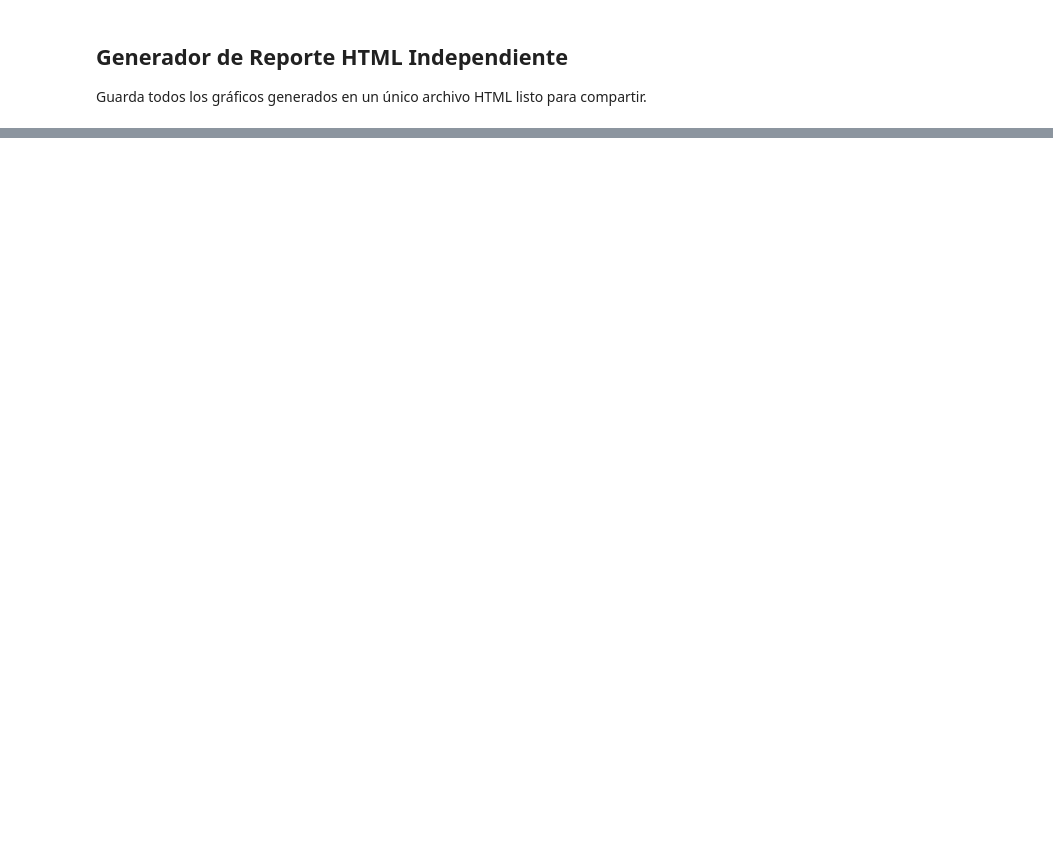
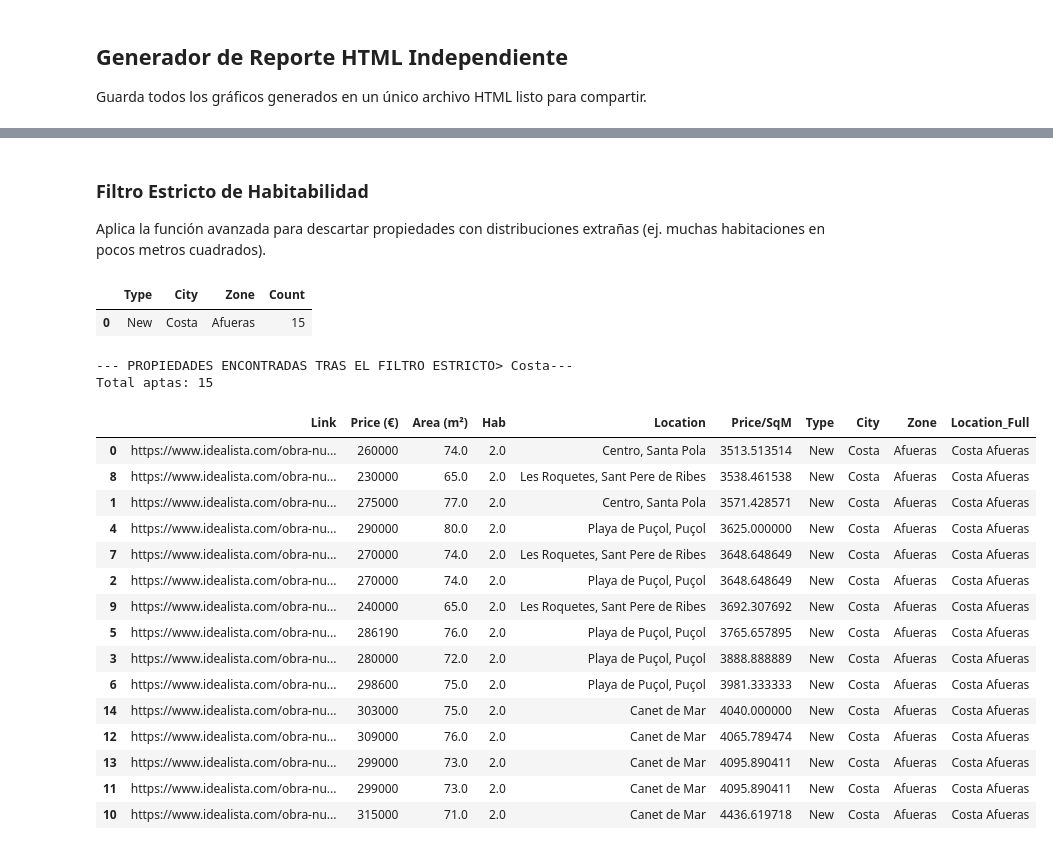
Before and after one commit to MatiGrinberg/Scraping_Real_estate_BCN, a Jupyter notebook: nb/Global_Comparison.ipynb, the cells around one changed output, grey strips where cells are left out. Drawn from its saved outputs; the diff is of its cells as text; code cells hidden in the pictures; blank space fills up the shorter version.

Commit message:
Update Global_Comparison.ipynb: refactor plots to memory, fix area parsing bugs, add custom filters

```diff
--- a/nb/Global_Comparison.ipynb
+++ b/nb/Global_Comparison.ipynb
@@ -264,5 +276,9 @@ for seg in segments:
 plt.title('Global: Densidad de los 4 Grupos Principales (con Medianas)', fontsize=16)
 plt.xlabel('Precio (€/m²)')
 plt.tight_layout()
-plt.savefig('graph4.png', bbox_inches='tight')
+buf = io.BytesIO()
+plt.savefig(buf, format='png', bbox_inches='tight')
+buf.seek(0)
+graficos_base64['graph4'] = base64.b64encode(buf.read()).decode('utf-8')
+buf.close()
 plt.show()
@@ -318,0 +334,21 @@ True
+# %%
+# MODO DE FILTRADO:
+# Opcion 1: 'Ciudades_Nuevas' (Filtra propiedades New en Bcn, Ali, Val)
+# Opcion 2: 'Costa' (Filtra las búsquedas personalizadas que contienen 'Costa')
+
+modo = 'Costa' # <-- Cambia esto a 'Nuevas' o 'Costa'
+
+if modo == 'Nuevas':
+    mi_seleccion = df_master[
+        (df_master['Type'] == 'New') &
+        (df_master['City'].isin(['Bcn', 'Ali', 'Alic', 'Val']))
+    ]
+elif modo == 'Costa':
+    mi_seleccion = df_master[
+        (df_master['City'] == 'Costa') | (df_master['Zone'] == 'Costa')
+    ]
+
+print(f"Propiedades en mi_seleccion: {len(mi_seleccion)}")
+display(mi_seleccion.head())
+print(f"Descripcion de mi_seleccion:\n")
+display(mi_seleccion.describe().round(1))
@@ -318,0 +373,41 @@ True
+# %% [markdown]
+### Filtro Estricto de Habitabilidad
+Aplica la función avanzada para descartar propiedades con distribuciones extrañas (ej. muchas habitaciones en pocos metros cuadrados).
+# %%
+def filter_buy_rows(df, city=None, zone=None, min_h=2, min_price_sqm=1500, max_price_sqm=3000, min_area_any=60, min_area_large=100, min_hab_large=3, max_size=200, exclude=None):
+    cond = df['Price/SqM'].between(min_price_sqm, max_price_sqm) & df['Area (m²)'].between(min_area_any, max_size) & (df['Hab'] >= min_h)
+    cond &= (df['Hab'] < min_hab_large) | (df['Area (m²)'] >= min_area_large)
+    res = df[cond]
+    if city: res = res[res['City'].isin(city)]
+    if zone: res = res[res['Zone'].isin(zone)]
+    if exclude: res = res[~res['Location'].isin(exclude)]
+    return res.drop_duplicates().reset_index(drop=True).sort_values(by="Price/SqM")
+
+propiedades_finales=filter_buy_rows(mi_seleccion,city=None,zone=None,min_h=2,min_price_sqm=3500,max_price_sqm=4500,min_area_any=60,min_area_large=80,min_hab_large=3,max_size=80)
+
+conteo_grupos = propiedades_finales.groupby(['Type', 'City', 'Zone']).size().reset_index(name='Count')
+display(conteo_grupos)
+pd.set_option('display.max_colwidth', None)
+print(f"--- PROPIEDADES ENCONTRADAS TRAS EL FILTRO ESTRICTO> {modo}---\nTotal aptas: {len(propiedades_finales)}")
+display(propiedades_finales)
+# %% [output]
+|  | Type | City | Zone | Count |
+| 0 | New | Costa | Afueras | 15 |
+--- PROPIEDADES ENCONTRADAS TRAS EL FILTRO ESTRICTO> Costa---
+Total aptas: 15
+|  | Link | Price (€) | Area (m²) | Hab | Location | Price/SqM | Type | City | Zone | Location_Full |
+| 0 | https://www.idealista.com/obra-nu... | 260000 | 74.0 | 2.0 | Centro, Santa Pola | 3513.513514 | New | Costa | Afueras | Costa Afueras |
+| 8 | https://www.idealista.com/obra-nu... | 230000 | 65.0 | 2.0 | Les Roquetes, Sant Pere de Ribes | 3538.461538 | New | Costa | Afueras | Costa Afueras |
+| 1 | https://www.idealista.com/obra-nu... | 275000 | 77.0 | 2.0 | Centro, Santa Pola | 3571.428571 | New | Costa | Afueras | Costa Afueras |
+| 4 | https://www.idealista.com/obra-nu... | 290000 | 80.0 | 2.0 | Playa de Puçol, Puçol | 3625.000000 | New | Costa | Afueras | Costa Afueras |
+| 7 | https://www.idealista.com/obra-nu... | 270000 | 74.0 | 2.0 | Les Roquetes, Sant Pere de Ribes | 3648.648649 | New | Costa | Afueras | Costa Afueras |
+| 2 | https://www.idealista.com/obra-nu... | 270000 | 74.0 | 2.0 | Playa de Puçol, Puçol | 3648.648649 | New | Costa | Afueras | Costa Afueras |
+| 9 | https://www.idealista.com/obra-nu... | 240000 | 65.0 | 2.0 | Les Roquetes, Sant Pere de Ribes | 3692.307692 | New | Costa | Afueras | Costa Afueras |
+| 5 | https://www.idealista.com/obra-nu... | 286190 | 76.0 | 2.0 | Playa de Puçol, Puçol | 3765.657895 | New | Costa | Afueras | Costa Afueras |
+| 3 | https://www.idealista.com/obra-nu... | 280000 | 72.0 | 2.0 | Playa de Puçol, Puçol | 3888.888889 | New | Costa | Afueras | Costa Afueras |
+| 6 | https://www.idealista.com/obra-nu... | 298600 | 75.0 | 2.0 | Playa de Puçol, Puçol | 3981.333333 | New | Costa | Afueras | Costa Afueras |
+| 14 | https://www.idealista.com/obra-nu... | 303000 | 75.0 | 2.0 | Canet de Mar | 4040.000000 | New | Costa | Afueras | Costa Afueras |
+| 12 | https://www.idealista.com/obra-nu... | 309000 | 76.0 | 2.0 | Canet de Mar | 4065.789474 | New | Costa | Afueras | Costa Afueras |
+| 13 | https://www.idealista.com/obra-nu... | 299000 | 73.0 | 2.0 | Canet de Mar | 4095.890411 | New | Costa | Afueras | Costa Afueras |
+| 11 | https://www.idealista.com/obra-nu... | 299000 | 73.0 | 2.0 | Canet de Mar | 4095.890411 | New | Costa | Afueras | Costa Afueras |
+| 10 | https://www.idealista.com/obra-nu... | 315000 | 71.0 | 2.0 | Canet de Mar | 4436.619718 | New | Costa | Afueras | Costa Afueras |
```
Also changed, not shown: parts of 11 cells of this notebook.
